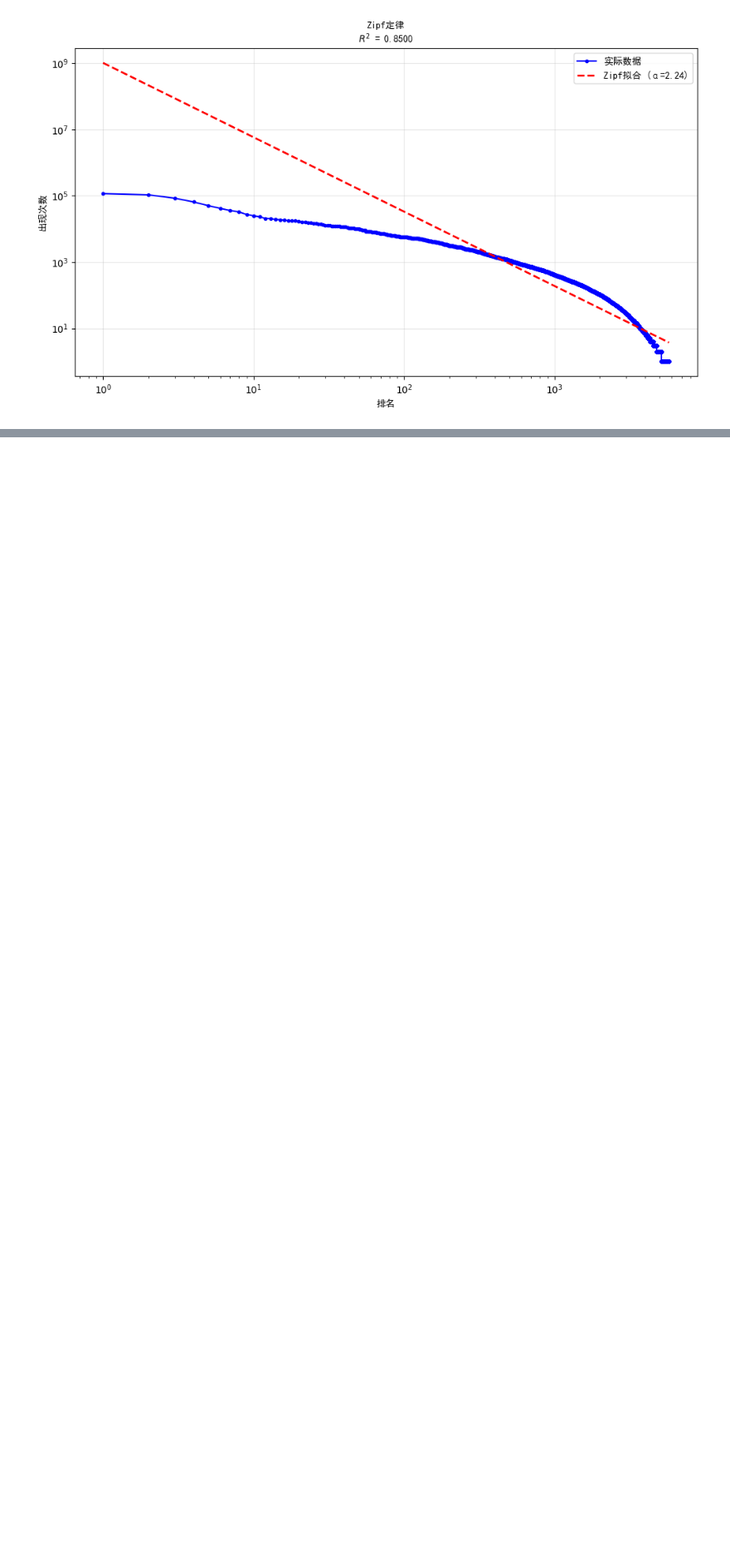
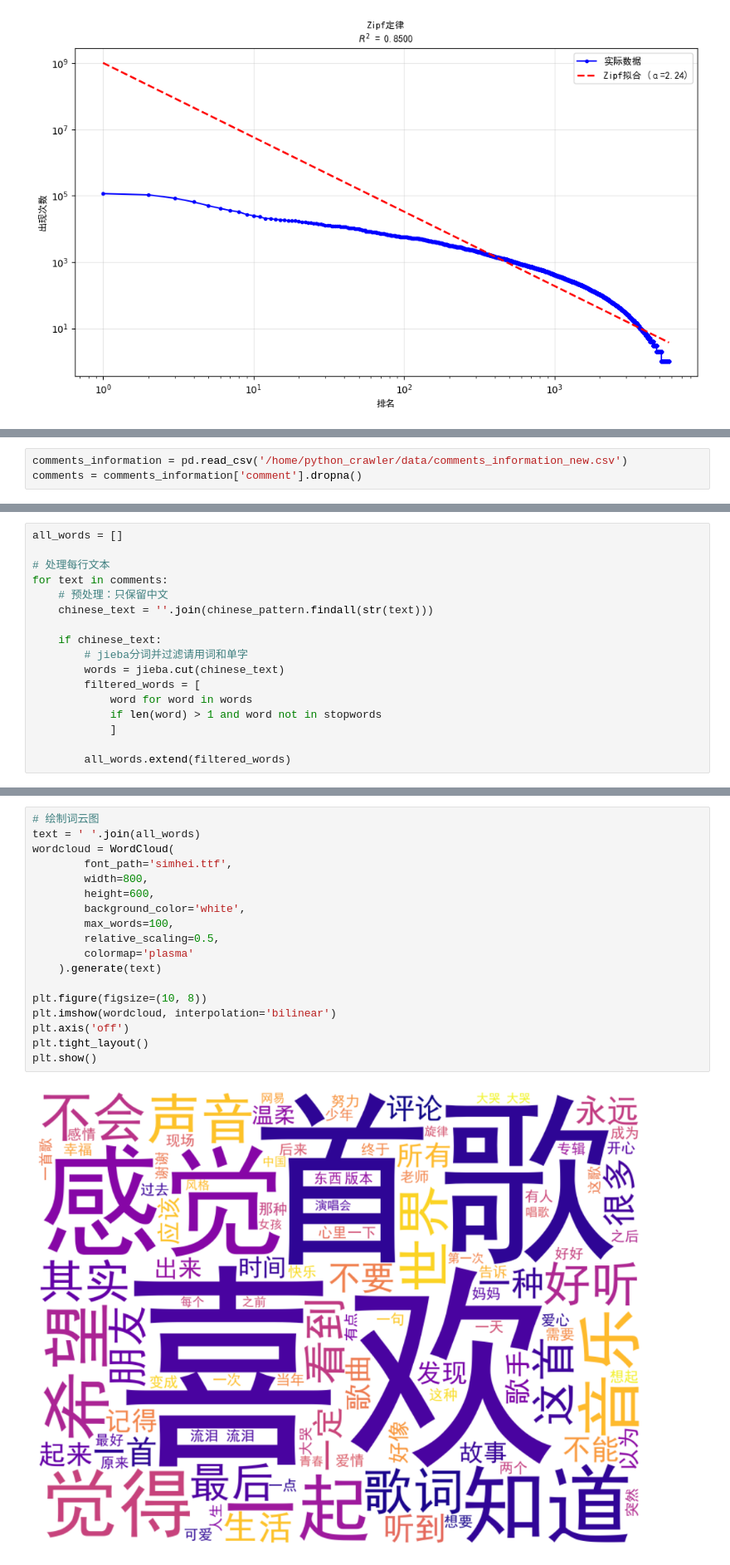
Before and after one commit to LiChengxi666/python_crawler, a Jupyter notebook: data_analyse.ipynb, the cells around one changed output, grey strips where cells are left out. Shown at 83% size. Saved outputs shown, nothing was run; the diff lists cells and outputs as text; blank space fills up the shorter version.

Commit message:
feat(data analyse): 增加评论热词和词云图分析

```diff
--- a/data_analyse.ipynb
+++ b/data_analyse.ipynb
@@ -154,0 +164,3 @@ plt.show()
+# %%
+comments_information = pd.read_csv('/home/python_crawler/data/comments_information_new.csv')
+comments = comments_information['comment'].dropna()
@@ -154,0 +212,17 @@ plt.show()
+# %%
+all_words = []
+
+# 处理每行文本
+for text in comments:
+    # 预处理：只保留中文
+    chinese_text = ''.join(chinese_pattern.findall(str(text)))
+
+    if chinese_text:
+        # jieba分词并过滤请用词和单字
+        words = jieba.cut(chinese_text)
+        filtered_words = [
+            word for word in words
+            if len(word) > 1 and word not in stopwords
+            ]
+
+        all_words.extend(filtered_words)
@@ -154,0 +234,20 @@ plt.show()
+# %%
+# 绘制词云图
+text = ' '.join(all_words)
+wordcloud = WordCloud(
+        font_path='simhei.ttf',
+        width=800,
+        height=600,
+        background_color='white',
+        max_words=100,
+        relative_scaling=0.5,
+        colormap='plasma'
+    ).generate(text)
+
+plt.figure(figsize=(10, 8))
+plt.imshow(wordcloud, interpolation='bilinear')
+plt.axis('off')
+plt.tight_layout()
+plt.show()
+# %% [output]
+[figure, added]
```
Also changed, not shown: parts of 5 cells of this notebook, 1 other file.
